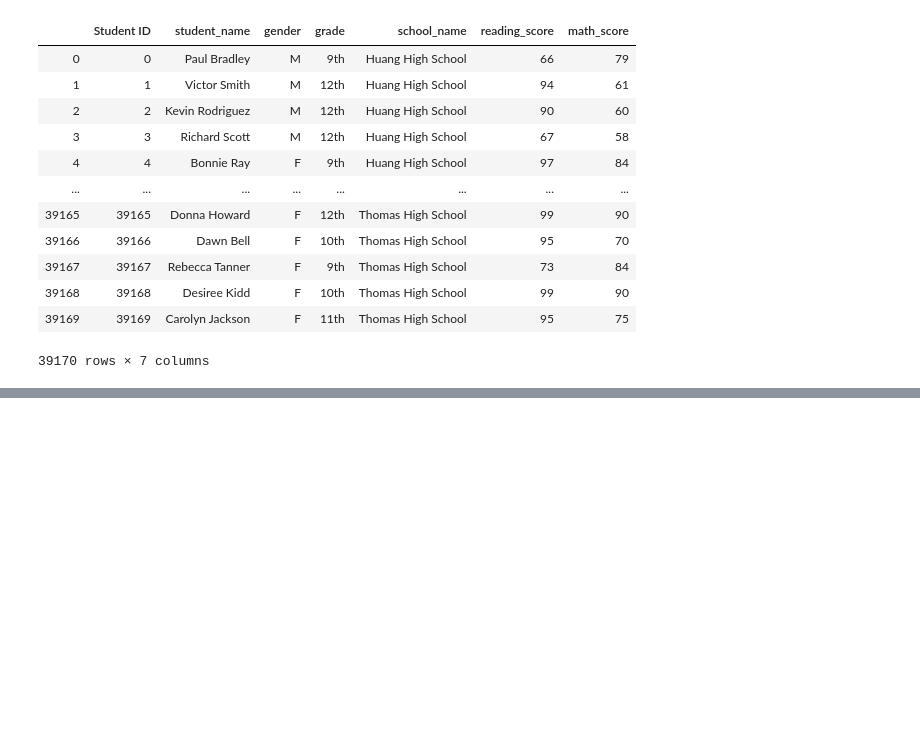
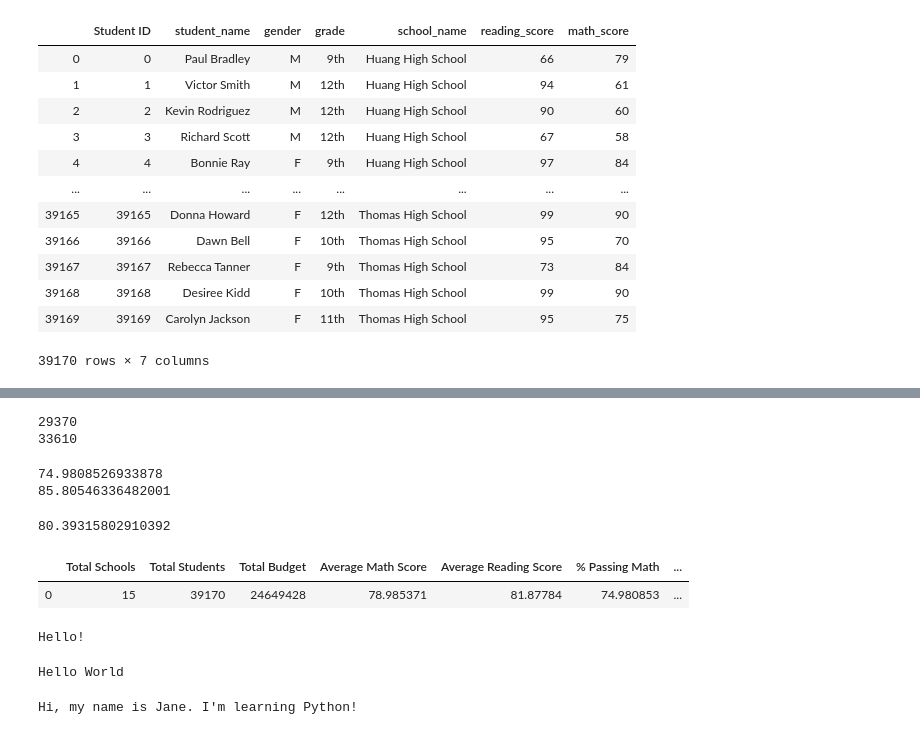
Before and after one commit to jmerkel/School_District_Analysis, a Jupyter notebook: PyCitySchools.ipynb, the cells around one changed output, grey strips where cells are left out. Drawn from its saved outputs; the diff is of its cells as text; code cells hidden in the pictures; blank space fills up the shorter version.

Commit message:
district summary complete

```diff
--- a/PyCitySchools.ipynb
+++ b/PyCitySchools.ipynb
@@ -171,0 +282,66 @@ student_data_df
+# %%
+# Calculate the number of students passing math.
+passing_math_count = passing_math["student_name"].count()
+
+# Calculate the number of students passing reading.
+passing_reading_count = passing_reading["student_name"].count()
+
+print(passing_math_count)
+print(passing_reading_count)
+# %% [output]
+29370
+33610
+# %%
+student_count = school_data_complete_df["Student ID"].count()
+
+# Calculate the percent that passed math.
+passing_math_percentage = passing_math_count / float(student_count) * 100
+
+# Calculate the percent that passed reading.
+passing_reading_percentage = passing_reading_count / float(student_count) * 100
+
+print(passing_math_percentage)
+print(passing_reading_percentage)
+# %% [output]
+74.9808526933878
+85.80546336482001
+# %%
+# Calculate the overall passing percentage
+overall_passing_percentage = (passing_math_percentage + passing_reading_percentage) / 2
+overall_passing_percentage
+# %% [output]
+80.39315802910392
+# %%
+# Adding a list of values with keys to create a new DataFrame.
+district_summary_df = pd.DataFrame([{"Total Schools": school_count,
+          "Total Students": student_count,
+          "Total Budget": total_budget,
+          "Average Math Score": average_math_score,
+          "Average Reading Score": average_reading_score,
+          "% Passing Math": passing_math_percentage,
+         "% Passing Reading": passing_reading_percentage,
+        "% Overall Passing": overall_passing_percentage}])
+district_summary_df
+# %% [output]
+|  | Total Schools | Total Students | Total Budget | Average Math Score | Average Reading Score | % Passing Math | ... |
+| 0 | 15 | 39170 | 24649428 | 78.985371 | 81.87784 | 74.980853 | ... |
+# %%
+# Define the function "say_hello" so it prints "Hello!" when called.
+def say_hello():
+    print("Hello!")
+
+say_hello()
+# %% [output]
+Hello!
+# %%
+def say_something(something):
+    print(something)
+
+say_something("Hello World")
+# %% [output]
+Hello World
+# %%
+Jane_says = "Hi, my name is Jane. I'm learning Python!"
+say_something(Jane_says)
+# %% [output]
+Hi, my name is Jane. I'm learning Python!
```
Also changed, not shown: parts of 22 cells of this notebook, 1 other file.
